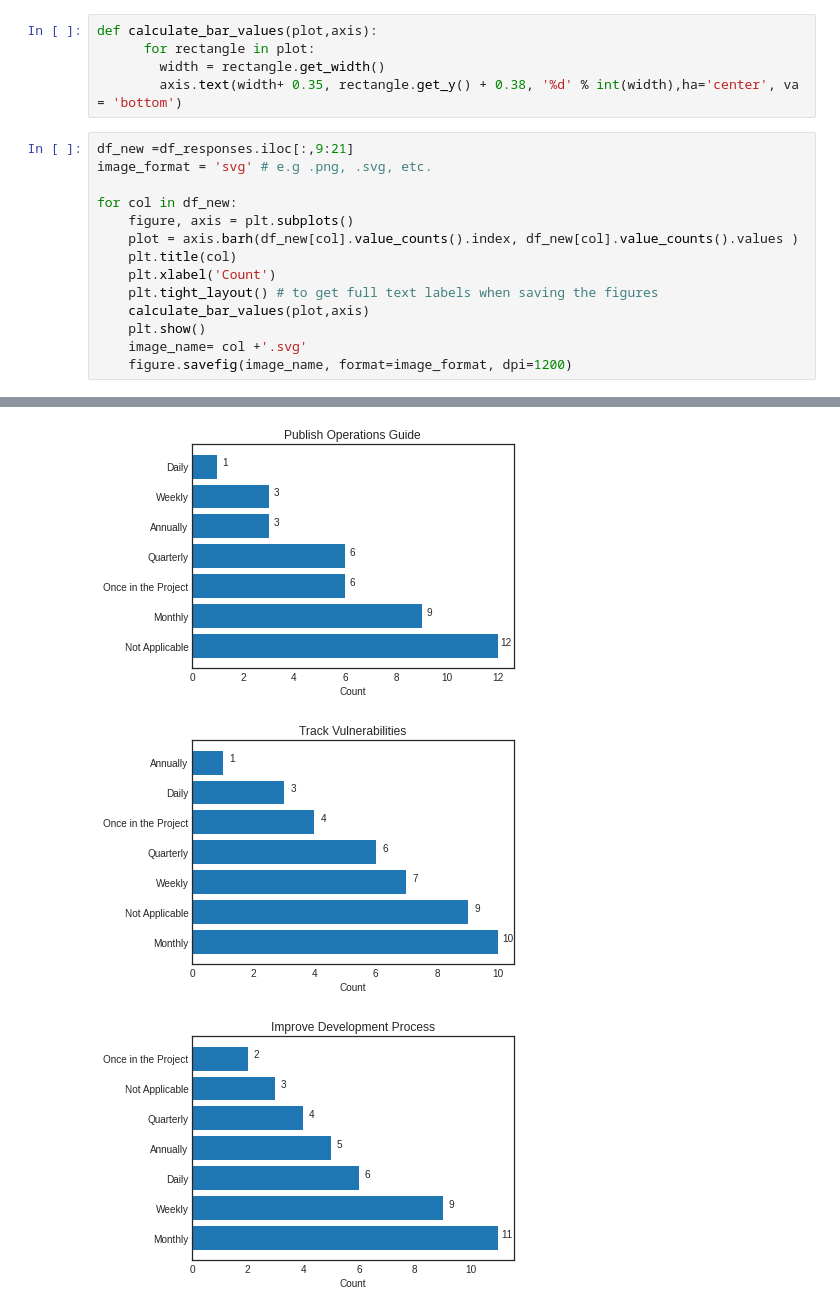
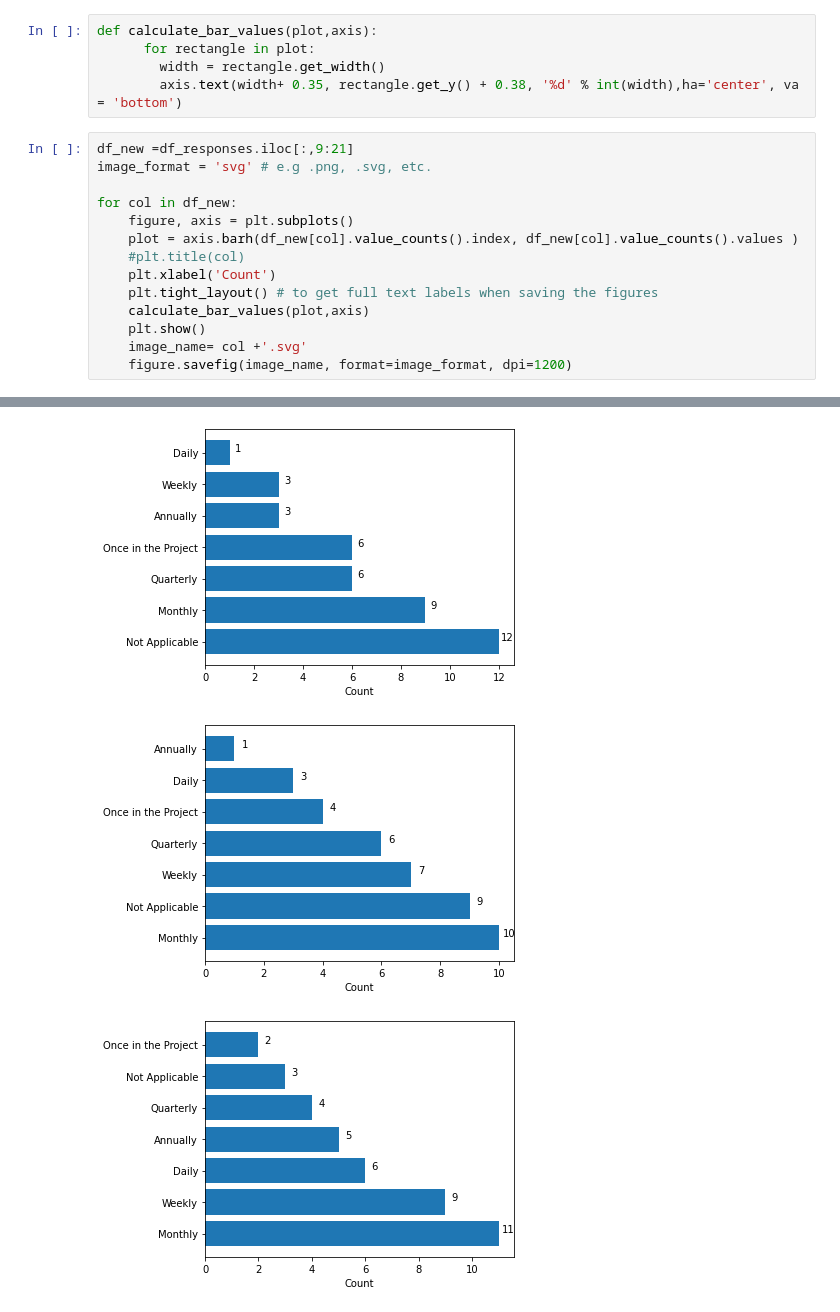
Before and after one commit to eng-aomar/Security_in_practice, a Jupyter notebook: security_in_practice.ipynb, the cells around one changed output, grey strips where cells are left out. Cells and saved outputs as stored; diff of their text form.

```diff
--- a/security_in_practice.ipynb
+++ b/security_in_practice.ipynb
@@ -140,7 +154,7 @@ image_format = 'svg' # e.g .png, .svg, etc.
 for col in df_new:
     figure, axis = plt.subplots()
     plot = axis.barh(df_new[col].value_counts().index, df_new[col].value_counts().values )
-    plt.title(col)
+    #plt.title(col)
     plt.xlabel('Count')
     plt.tight_layout() # to get full text labels when saving the figures
     calculate_bar_values(plot,axis)
@@ -159,3 +173,3 @@ for col in df_new:
-[figure, old version]
+[figure, new version]
-[figure, old version]
+[figure, new version]
-[figure, old version]
+[figure, new version]
```
Also changed, not shown: parts of 12 cells of this notebook.
